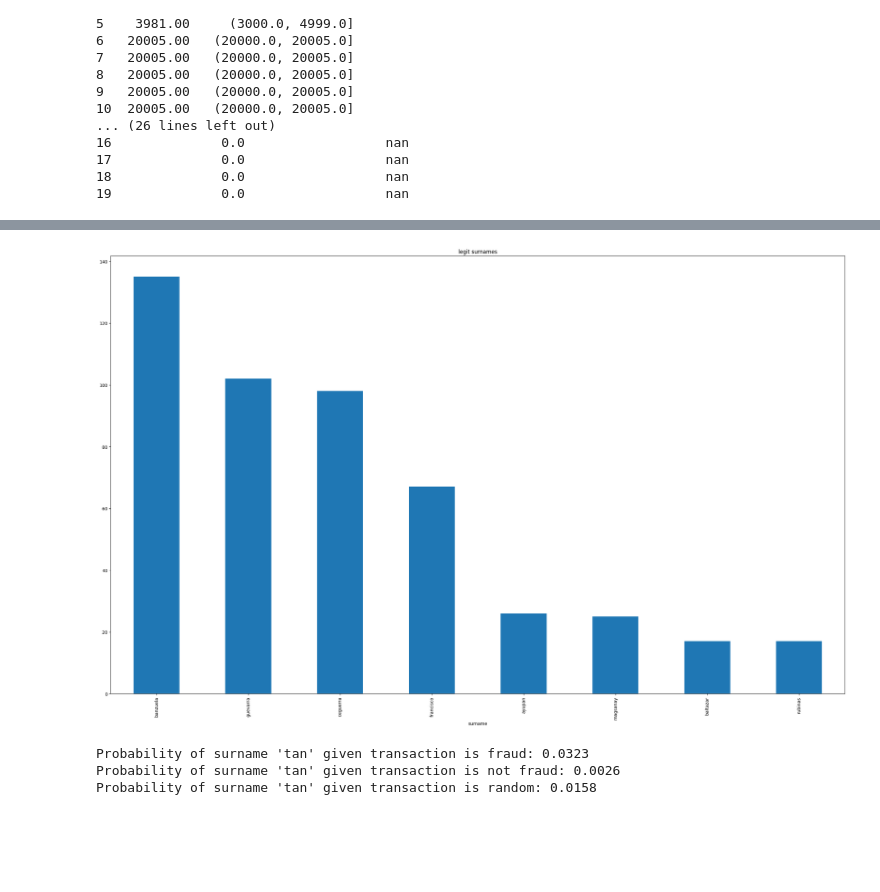
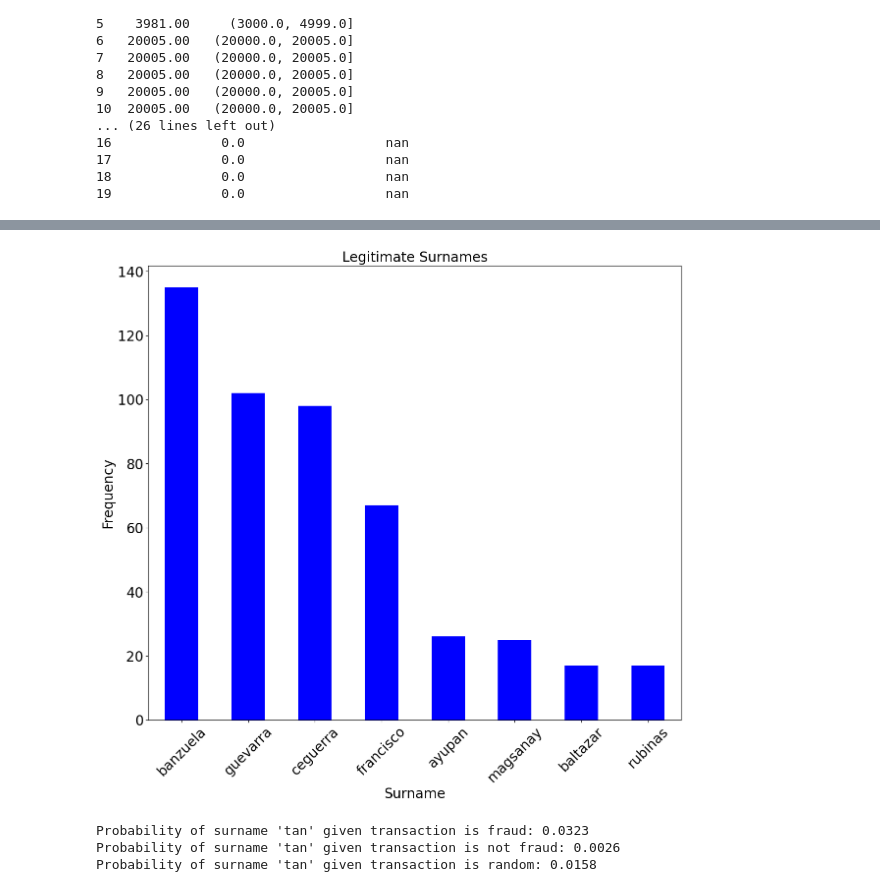
Before and after one commit to shikivaahan/graph-analysis, a Jupyter notebook: EDA.ipynb, the cells around one changed output, grey strips where cells are left out. Drawn from its saved outputs; the diff is of its cells as text; code cells hidden in the pictures; blank space fills up the shorter version.

```diff
--- a/EDA.ipynb
+++ b/EDA.ipynb
@@ -105,10 +112,15 @@ plt.show()
 # %%
 # Plot the number of legit transactions per surname
-plt.figure(figsize=(30, 18))
-not_fraud['surname'].value_counts().loc[lambda x: x > 15].plot(kind='bar', title='legit surnames')
+plt.figure(figsize=(14, 12))
+not_fraud['surname'].value_counts().loc[lambda x: x > 15].plot(kind='bar', title='Legitimate Surnames', color='blue')
+plt.xticks(rotation=45, fontsize=20)
+plt.yticks(fontsize=20)
+plt.ylabel('Frequency', fontsize=20)
+plt.xlabel('Surname', fontsize=20)
+plt.title('Legitimate Surnames', fontsize=20)
 plt.show()
 # %% [output]
-[figure, old version]
+[figure, new version]
 # %%
 # Define the surname to check
 surname_to_check = 'tan'
```
Also changed, not shown: parts of 9 cells of this notebook.
